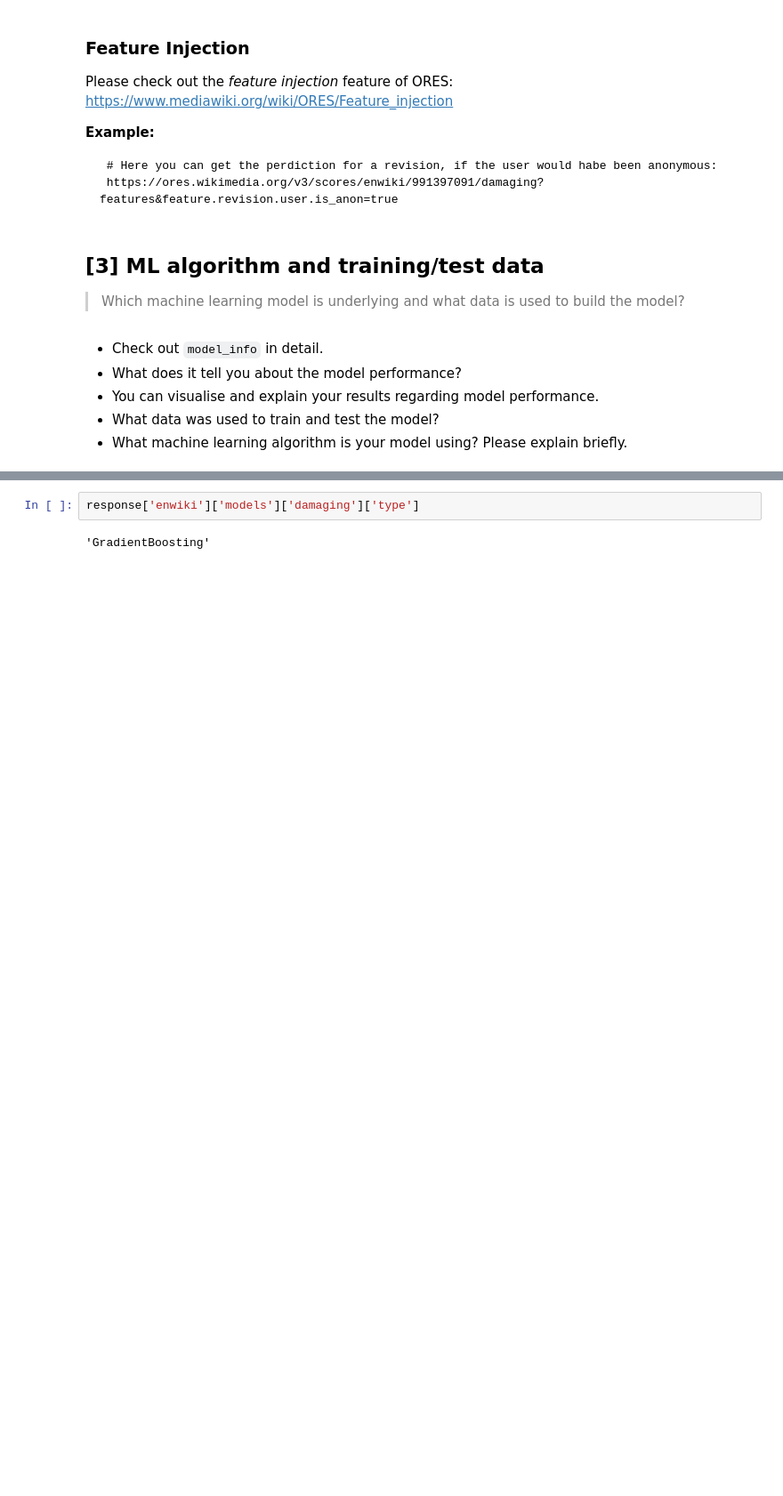
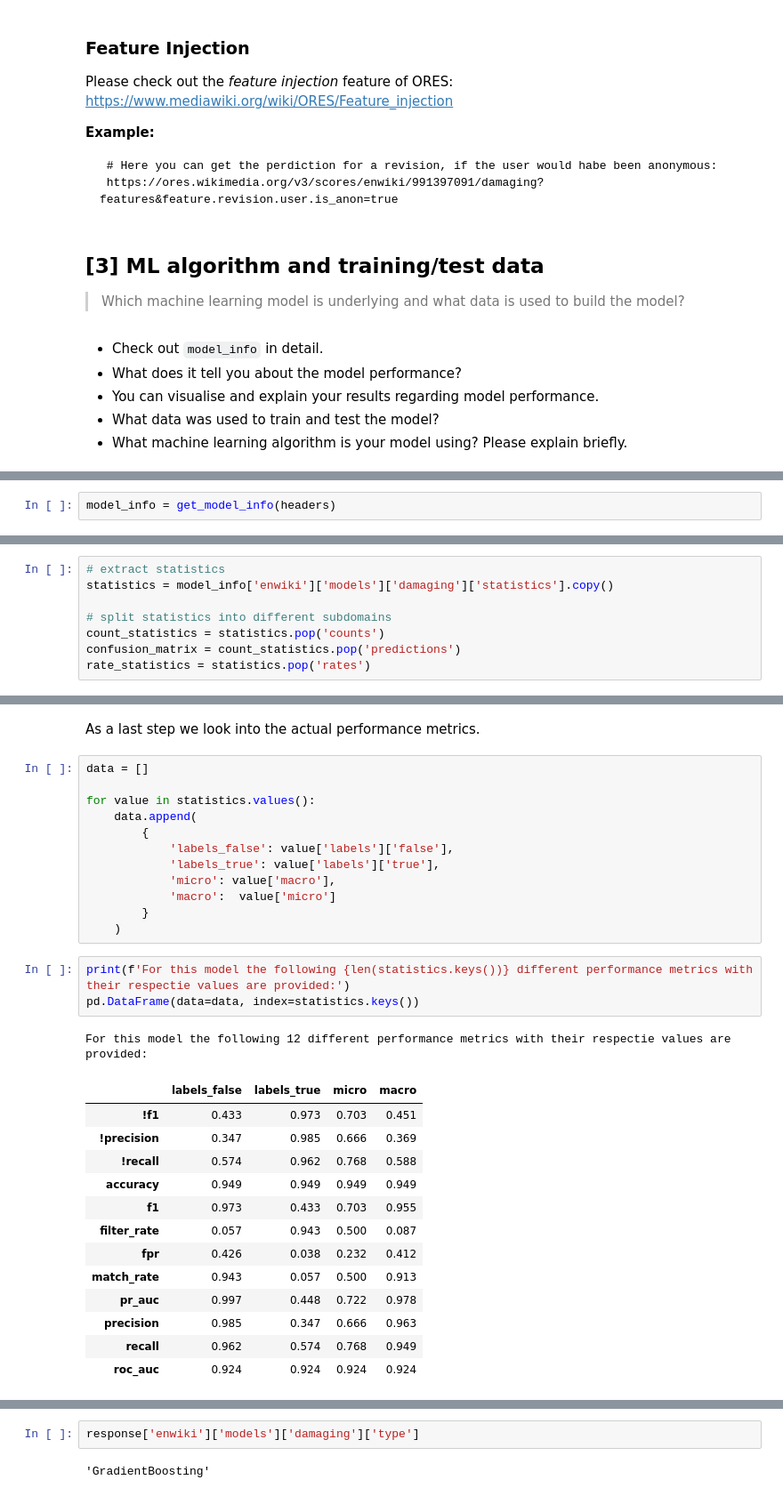
Before and after one commit to FUB-HCC/hcds-winter-2020, a Jupyter notebook: assignments/A4_Transparency/mane/A4_Transparency.ipynb, the cells around one changed output, grey strips where cells are left out. Shown: that part at 89% size. Saved outputs shown, nothing was run; the diff lists cells and outputs as text; blank space fills up the shorter version.

```diff
--- a/assignments/A4_Transparency/mane/A4_Transparency.ipynb
+++ b/assignments/A4_Transparency/mane/A4_Transparency.ipynb
@@ -79 +74,3 @@ response
+# %%
+model_info = get_model_info(headers)
 # %% [markdown]
@@ -101,0 +80,8 @@ response['enwiki']['models']['damaging']['statistics']
+# %%
+# extract statistics
+statistics = model_info['enwiki']['models']['damaging']['statistics'].copy()
+
+# split statistics into different subdomains
+count_statistics = statistics.pop('counts')
+confusion_matrix = count_statistics.pop('predictions')
+rate_statistics = statistics.pop('rates')
@@ -101,0 +130,32 @@ response['enwiki']['models']['damaging']['statistics']
+# %% [markdown]
+As a last step we look into the actual performance metrics.
+# %%
+data = []
+
+for value in statistics.values():
+    data.append(
+        {
+            'labels_false': value['labels']['false'],
+            'labels_true': value['labels']['true'],
+            'micro': value['macro'],
+            'macro':  value['micro']
+        }
+    )
+# %%
+print(f'For this model the following {len(statistics.keys())} different performance metrics with their respectie values are provided:')
+pd.DataFrame(data=data, index=statistics.keys())
+# %% [output]
+For this model the following 12 different performance metrics with their respectie values are provided:
+|  | labels_false | labels_true | micro | macro |
+| !f1 | 0.433 | 0.973 | 0.703 | 0.451 |
+| !precision | 0.347 | 0.985 | 0.666 | 0.369 |
+| !recall | 0.574 | 0.962 | 0.768 | 0.588 |
+| accuracy | 0.949 | 0.949 | 0.949 | 0.949 |
+| f1 | 0.973 | 0.433 | 0.703 | 0.955 |
+| filter_rate | 0.057 | 0.943 | 0.500 | 0.087 |
+| fpr | 0.426 | 0.038 | 0.232 | 0.412 |
+| match_rate | 0.943 | 0.057 | 0.500 | 0.913 |
+| pr_auc | 0.997 | 0.448 | 0.722 | 0.978 |
+| precision | 0.985 | 0.347 | 0.666 | 0.963 |
+| recall | 0.962 | 0.574 | 0.768 | 0.949 |
+| roc_auc | 0.924 | 0.924 | 0.924 | 0.924 |
```
Also changed, not shown: parts of 36 cells of this notebook.
